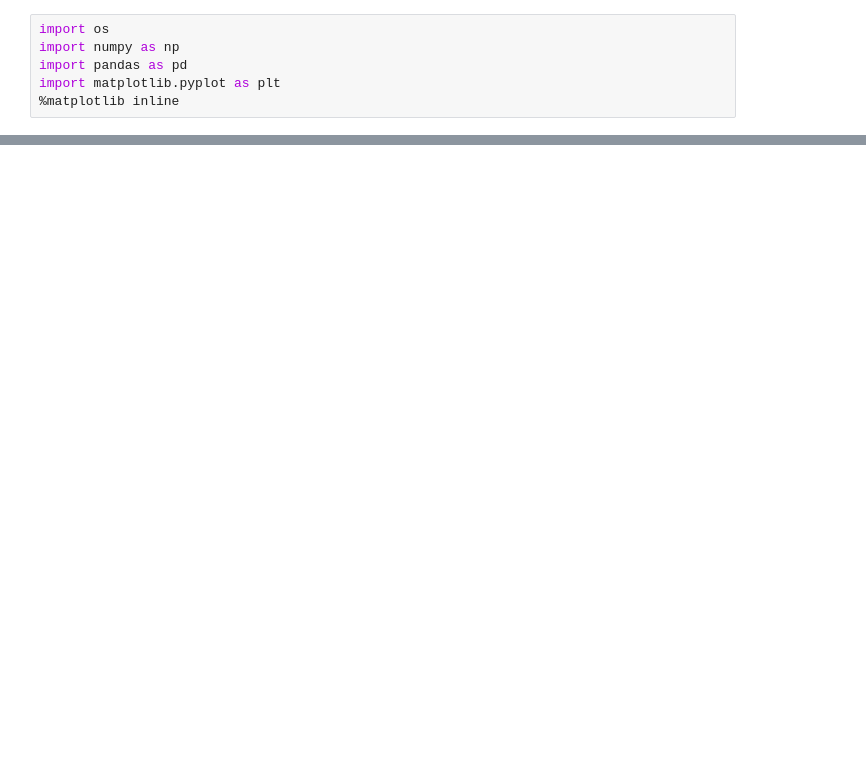
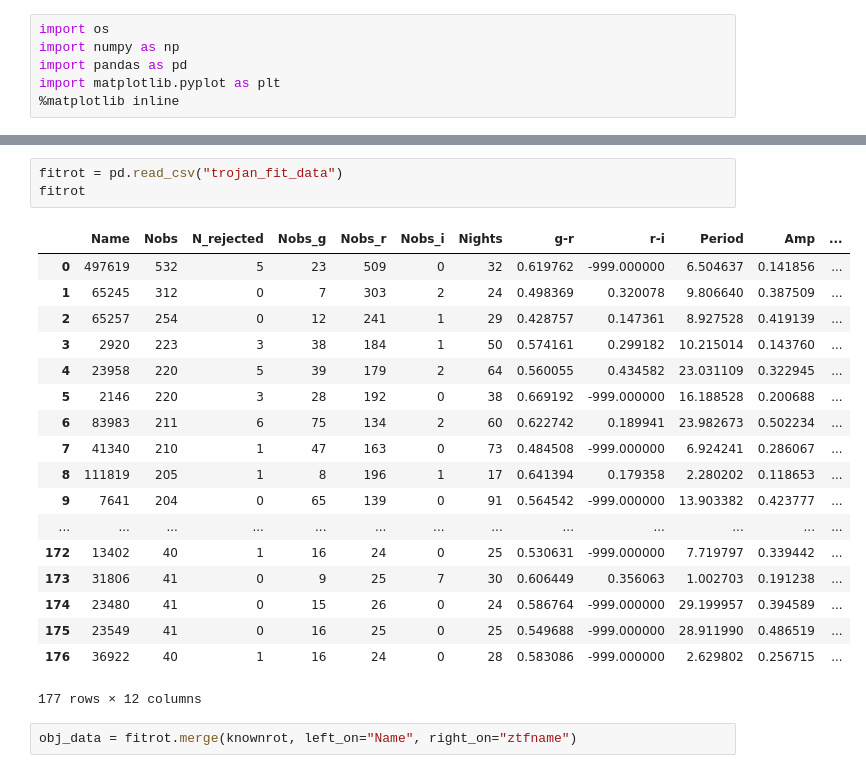
Before and after one commit to dirac-institute/CometGPs, a Jupyter notebook: data/paper_plots/ztf_lightcurves/Period_vs_Period.ipynb, the cells around one changed output, grey strips where cells are left out. Saved outputs shown, nothing was run; the diff lists cells and outputs as text; blank space fills up the shorter version.

```diff
--- a/data/paper_plots/ztf_lightcurves/Period_vs_Period.ipynb
+++ b/data/paper_plots/ztf_lightcurves/Period_vs_Period.ipynb
@@ -109,0 +37,24 @@ t.utc.mjd
+# %%
+fitrot = pd.read_csv("trojan_fit_data")
+fitrot
+# %% [output]
+|  | Name | Nobs | N_rejected | Nobs_g | Nobs_r | Nobs_i | Nights | g-r | r-i | Period | Amp | ... |
+| 0 | 497619 | 532 | 5 | 23 | 509 | 0 | 32 | 0.619762 | -999.000000 | 6.504637 | 0.141856 | ... |
+| 1 | 65245 | 312 | 0 | 7 | 303 | 2 | 24 | 0.498369 | 0.320078 | 9.806640 | 0.387509 | ... |
+| 2 | 65257 | 254 | 0 | 12 | 241 | 1 | 29 | 0.428757 | 0.147361 | 8.927528 | 0.419139 | ... |
+| 3 | 2920 | 223 | 3 | 38 | 184 | 1 | 50 | 0.574161 | 0.299182 | 10.215014 | 0.143760 | ... |
+| 4 | 23958 | 220 | 5 | 39 | 179 | 2 | 64 | 0.560055 | 0.434582 | 23.031109 | 0.322945 | ... |
+| 5 | 2146 | 220 | 3 | 28 | 192 | 0 | 38 | 0.669192 | -999.000000 | 16.188528 | 0.200688 | ... |
+| 6 | 83983 | 211 | 6 | 75 | 134 | 2 | 60 | 0.622742 | 0.189941 | 23.982673 | 0.502234 | ... |
+| 7 | 41340 | 210 | 1 | 47 | 163 | 0 | 73 | 0.484508 | -999.000000 | 6.924241 | 0.286067 | ... |
+| 8 | 111819 | 205 | 1 | 8 | 196 | 1 | 17 | 0.641394 | 0.179358 | 2.280202 | 0.118653 | ... |
+| 9 | 7641 | 204 | 0 | 65 | 139 | 0 | 91 | 0.564542 | -999.000000 | 13.903382 | 0.423777 | ... |
+| ... | ... | ... | ... | ... | ... | ... | ... | ... | ... | ... | ... | ... |
+| 172 | 13402 | 40 | 1 | 16 | 24 | 0 | 25 | 0.530631 | -999.000000 | 7.719797 | 0.339442 | ... |
+| 173 | 31806 | 41 | 0 | 9 | 25 | 7 | 30 | 0.606449 | 0.356063 | 1.002703 | 0.191238 | ... |
+| 174 | 23480 | 41 | 0 | 15 | 26 | 0 | 24 | 0.586764 | -999.000000 | 29.199957 | 0.394589 | ... |
+| 175 | 23549 | 41 | 0 | 16 | 25 | 0 | 25 | 0.549688 | -999.000000 | 28.911990 | 0.486519 | ... |
+| 176 | 36922 | 40 | 1 | 16 | 24 | 0 | 28 | 0.583086 | -999.000000 | 2.629802 | 0.256715 | ... |
+177 rows × 12 columns
+# %%
+obj_data = fitrot.merge(knownrot, left_on="Name", right_on="ztfname")
```
Also changed, not shown: parts of 48 cells of this notebook, 5 other files.
